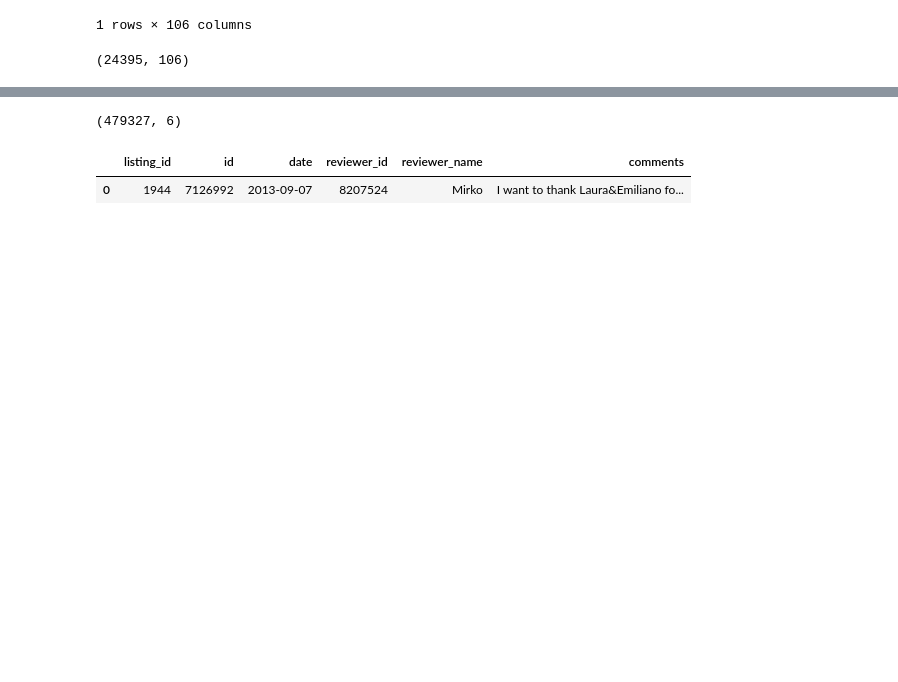
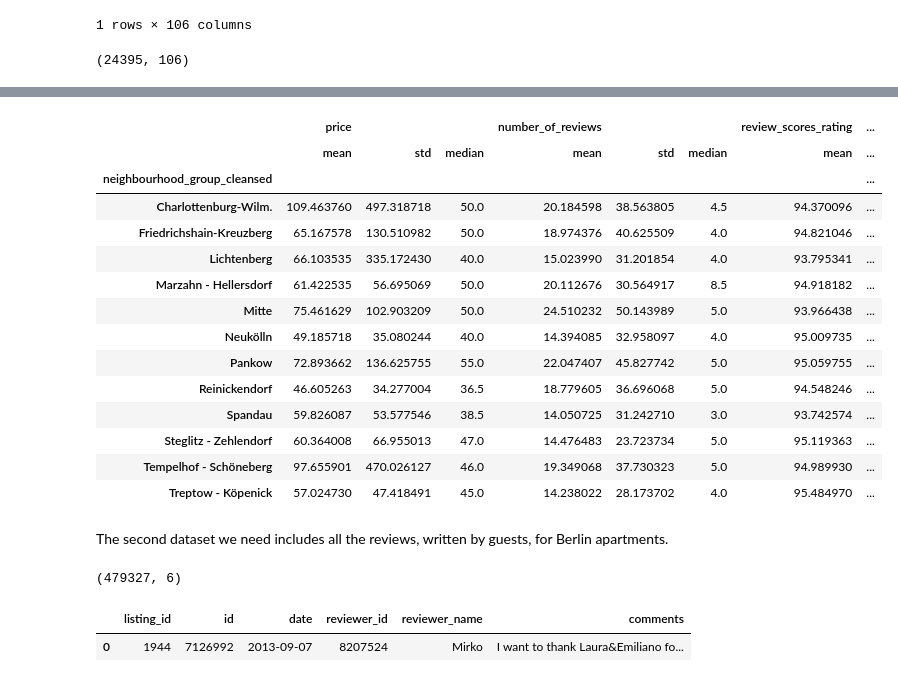
Before and after one commit to voskresenskiy/AirBnB_analysis, a Jupyter notebook: project_airbnb.ipynb, the cells around one changed output, grey strips where cells are left out. Saved outputs shown, nothing was run; the diff lists cells and outputs as text; code cells hidden in the pictures; blank space fills up the shorter version.

```diff
--- a/project_airbnb.ipynb
+++ b/project_airbnb.ipynb
@@ -69,11 +49,0 @@ True
-# %%
-# replacing all non-English words, numbers, punctuation, stopwords
-words = set(nltk.corpus.words.words())
-stop_words=set(stopwords.words("english"))
-
-def non_eng_rem(x):
-    return " ".join(w.lower() for w in nltk.wordpunct_tokenize(x) \
-         if w.lower() in words and w.lower() not in stop_words and w.isalpha())
-
-listings['description_cleaned'] = listings['description'].apply(lambda x: non_eng_rem(str(x)))
-listings = listings.dropna(subset=['description_cleaned'])
@@ -168,3 +74,31 @@ list(listings['description'][(listings['neighbourhood_group'] == 'Friedrichshain
+# %%
+listings['price'] = listings["price"].replace('[^0-9\\.]', "", regex = True)
+listings['price'] = pd.to_numeric(listings['price'])
+listings.groupby('neighbourhood_group_cleansed').agg(
+    {
+         'price':['mean', 'std', 'median'],
+         'number_of_reviews':['mean', 'std', 'median'],
+         'review_scores_rating':['mean', 'std', 'median']
+    }
+)
+# %% [output]
+|  | price |  |  | number_of_reviews |  |  | review_scores_rating | ... |
+|  | mean | std | median | mean | std | median | mean | ... |
+| neighbourhood_group_cleansed |  |  |  |  |  |  |  | ... |
+| Charlottenburg-Wilm. | 109.463760 | 497.318718 | 50.0 | 20.184598 | 38.563805 | 4.5 | 94.370096 | ... |
+| Friedrichshain-Kreuzberg | 65.167578 | 130.510982 | 50.0 | 18.974376 | 40.625509 | 4.0 | 94.821046 | ... |
+| Lichtenberg | 66.103535 | 335.172430 | 40.0 | 15.023990 | 31.201854 | 4.0 | 93.795341 | ... |
+| Marzahn - Hellersdorf | 61.422535 | 56.695069 | 50.0 | 20.112676 | 30.564917 | 8.5 | 94.918182 | ... |
+| Mitte | 75.461629 | 102.903209 | 50.0 | 24.510232 | 50.143989 | 5.0 | 93.966438 | ... |
+| Neukölln | 49.185718 | 35.080244 | 40.0 | 14.394085 | 32.958097 | 4.0 | 95.009735 | ... |
+| Pankow | 72.893662 | 136.625755 | 55.0 | 22.047407 | 45.827742 | 5.0 | 95.059755 | ... |
+| Reinickendorf | 46.605263 | 34.277004 | 36.5 | 18.779605 | 36.696068 | 5.0 | 94.548246 | ... |
+| Spandau | 59.826087 | 53.577546 | 38.5 | 14.050725 | 31.242710 | 3.0 | 93.742574 | ... |
+| Steglitz - Zehlendorf | 60.364008 | 66.955013 | 47.0 | 14.476483 | 23.723734 | 5.0 | 95.119363 | ... |
+| Tempelhof - Schöneberg | 97.655901 | 470.026127 | 46.0 | 19.349068 | 37.730323 | 5.0 | 94.989930 | ... |
+| Treptow - Köpenick | 57.024730 | 47.418491 | 45.0 | 14.238022 | 28.173702 | 4.0 | 95.484970 | ... |
+# %% [markdown]
+The second dataset we need includes all the reviews, written by guests, for Berlin apartments.
 # %%
 reviews = pd.read_csv('./data/reviews.csv')
 # %%
```
Also changed, not shown: parts of 51 cells of this notebook.
